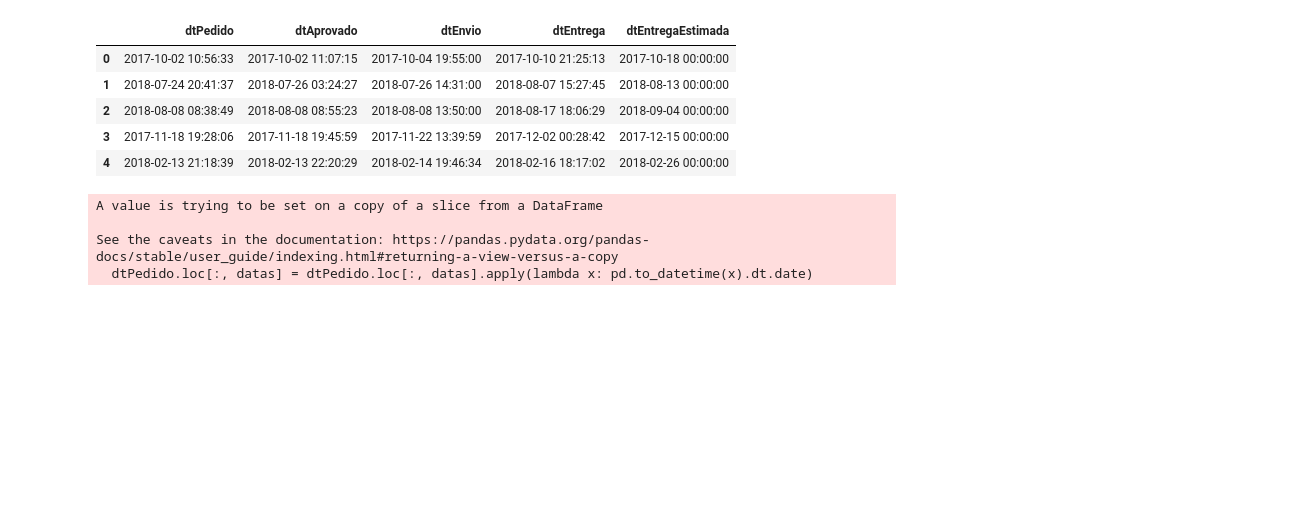
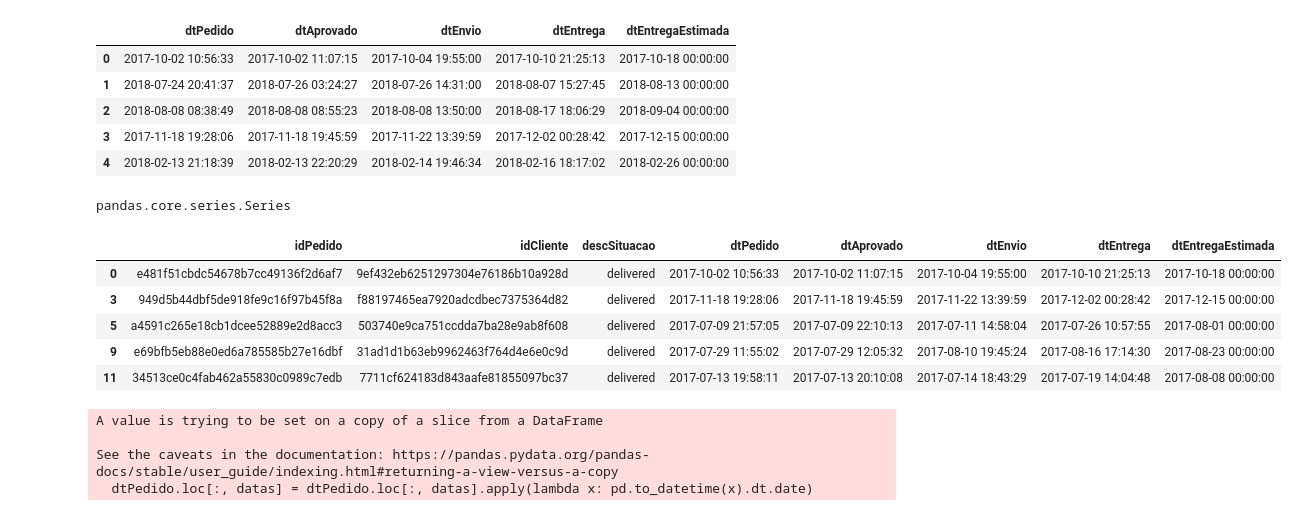
Before and after one commit to eduardo-almeida/portfolio, a Jupyter notebook: Machine Learning - Teo Calvo/ETL.ipynb, the cells around one changed output. Saved outputs shown, nothing was run; the diff lists cells and outputs as text; code cells hidden in the pictures; blank space fills up the shorter version.

```diff
--- a/Machine Learning - Teo Calvo/ETL.ipynb
+++ b/Machine Learning - Teo Calvo/ETL.ipynb
@@ -95,6 +95,30 @@ pedido[['dtPedido', 'dtAprovado', 'dtEnvio', 'dtEntrega', 'dtEntregaEstimada']].
 | 2 | 2018-08-08 08:38:49 | 2018-08-08 08:55:23 | 2018-08-08 13:50:00 | 2018-08-17 18:06:29 | 2018-09-04 00:00:00 |
 | 3 | 2017-11-18 19:28:06 | 2017-11-18 19:45:59 | 2017-11-22 13:39:59 | 2017-12-02 00:28:42 | 2017-12-15 00:00:00 |
 | 4 | 2018-02-13 21:18:39 | 2018-02-13 22:20:29 | 2018-02-14 19:46:34 | 2018-02-16 18:17:02 | 2018-02-26 00:00:00 |
+# %%
+start_date = '2017-07-01'
+end_date = '2018-01-01'
+
+# Filtrar o DataFrame para o período específico
+filtered_df = pedido[(pedido['dtPedido'] >= start_date) & (pedido['dtPedido'] <= end_date)]
+
+# Converter as colunas datetime para date
+for col in filtered_df.columns:
+    if pd.api.types.is_datetime64_any_dtype(filtered_df[col]):
+        filtered_df[col] = filtered_df[col].dt.date
+# %%
+type(pedido["dtAprovado"])
+# %% [output]
+pandas.core.series.Series
+# %%
+filtered_df.head()
+# %% [output]
+|  | idPedido | idCliente | descSituacao | dtPedido | dtAprovado | dtEnvio | dtEntrega | dtEntregaEstimada |
+| 0 | e481f51cbdc54678b7cc49136f2d6af7 | 9ef432eb6251297304e76186b10a928d | delivered | 2017-10-02 10:56:33 | 2017-10-02 11:07:15 | 2017-10-04 19:55:00 | 2017-10-10 21:25:13 | 2017-10-18 00:00:00 |
+| 3 | 949d5b44dbf5de918fe9c16f97b45f8a | f88197465ea7920adcdbec7375364d82 | delivered | 2017-11-18 19:28:06 | 2017-11-18 19:45:59 | 2017-11-22 13:39:59 | 2017-12-02 00:28:42 | 2017-12-15 00:00:00 |
+| 5 | a4591c265e18cb1dcee52889e2d8acc3 | 503740e9ca751ccdda7ba28e9ab8f608 | delivered | 2017-07-09 21:57:05 | 2017-07-09 22:10:13 | 2017-07-11 14:58:04 | 2017-07-26 10:57:55 | 2017-08-01 00:00:00 |
+| 9 | e69bfb5eb88e0ed6a785585b27e16dbf | 31ad1d1b63eb9962463f764d4e6e0c9d | delivered | 2017-07-29 11:55:02 | 2017-07-29 12:05:32 | 2017-08-10 19:45:24 | 2017-08-16 17:14:30 | 2017-08-23 00:00:00 |
+| 11 | 34513ce0c4fab462a55830c0989c7edb | 7711cf624183d843aafe81855097bc37 | delivered | 2017-07-13 19:58:11 | 2017-07-13 20:10:08 | 2017-07-14 18:43:29 | 2017-07-19 14:04:48 | 2017-08-08 00:00:00 |
 # %%
 dtPedido = pedido.loc[(pedido['dtPedido'] > '2017-07-01') & (pedido['dtPedido'] < '2018-01-01')]
 # %%
```
Also changed, not shown: parts of 7 cells of this notebook.
